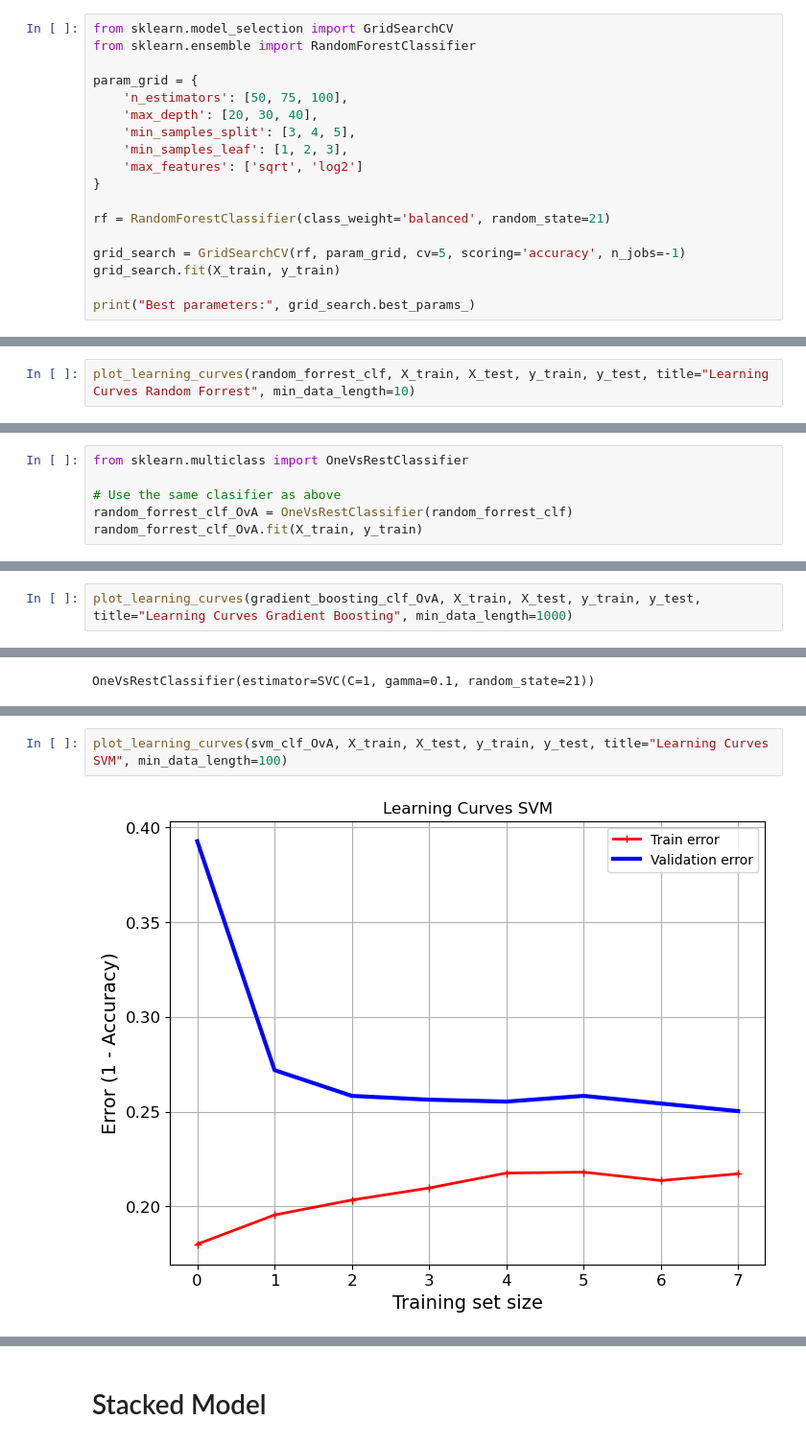
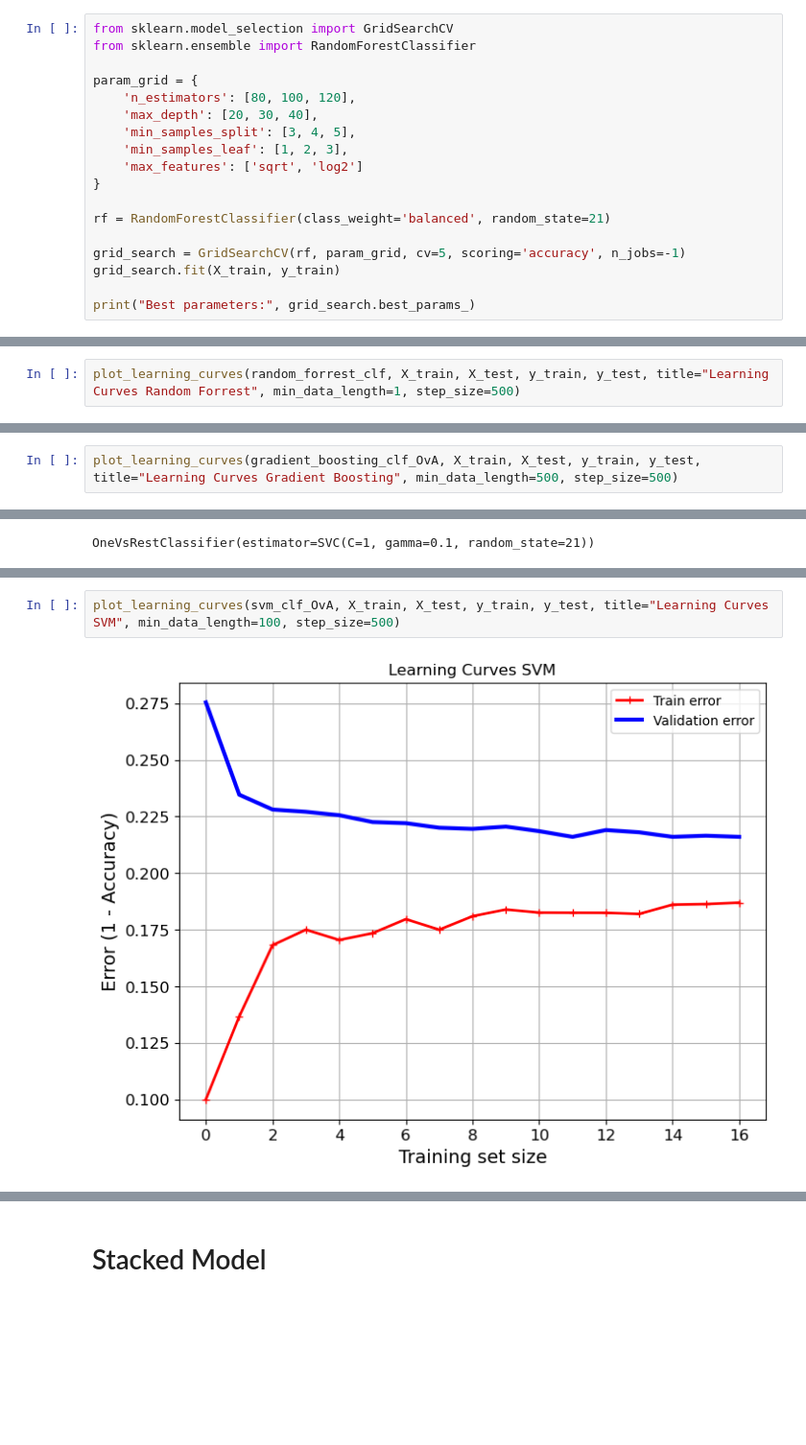
Before and after one commit to Hakonimatata/MachineLearning, a Jupyter notebook: Assignment_1/A1.ipynb, the cells around one changed output, grey strips where cells are left out. Shown at 96% size. Cells and saved outputs as stored; diff of their text form; blank space fills up the shorter version.

```diff
--- a/Assignment_1/A1.ipynb
+++ b/Assignment_1/A1.ipynb
@@ -434,7 +434,7 @@ from sklearn.model_selection import GridSearchCV
 from sklearn.ensemble import RandomForestClassifier
 
 param_grid = {
-    'n_estimators': [50, 75, 100],
+    'n_estimators': [80, 100, 120],
     'max_depth': [20, 30, 40],
     'min_samples_split': [3, 4, 5],
     'min_samples_leaf': [1, 2, 3],
@@ -487,3 +504,3 @@ weighted avg       0.84      0.84      0.84      1820
 # %%
-plot_learning_curves(random_forrest_clf, X_train, X_test, y_train, y_test, title="Learning Curves Random Forrest", min_data_length=10)
+plot_learning_curves(random_forrest_clf, X_train, X_test, y_train, y_test, title="Learning Curves Random Forrest", min_data_length=1, step_size=500)
 # %% [output]
@@ -508,6 +521,0 @@ plot_confusion_matrix(y_test_1d, np.argmax(y_pred_rf, axis=1), targets)
-# %%
-from sklearn.multiclass import OneVsRestClassifier
-
-# Use the same clasifier as above
-random_forrest_clf_OvA = OneVsRestClassifier(random_forrest_clf)
-random_forrest_clf_OvA.fit(X_train, y_train)
@@ -602,3 +591,3 @@ weighted avg       0.84      0.84      0.84      1820
 # %%
-plot_learning_curves(gradient_boosting_clf_OvA, X_train, X_test, y_train, y_test, title="Learning Curves Gradient Boosting", min_data_length=1000)
+plot_learning_curves(gradient_boosting_clf_OvA, X_train, X_test, y_train, y_test, title="Learning Curves Gradient Boosting", min_data_length=500, step_size=500)
 # %% [output]
@@ -640,4 +628,4 @@ weighted avg       0.82      0.80      0.81      1820
 # %%
-plot_learning_curves(svm_clf_OvA, X_train, X_test, y_train, y_test, title="Learning Curves SVM", min_data_length=100)
+plot_learning_curves(svm_clf_OvA, X_train, X_test, y_train, y_test, title="Learning Curves SVM", min_data_length=100, step_size=500)
 # %% [output]
-[figure, old version]
+[figure, new version]
```
Also changed, not shown: parts of 27 cells of this notebook.
